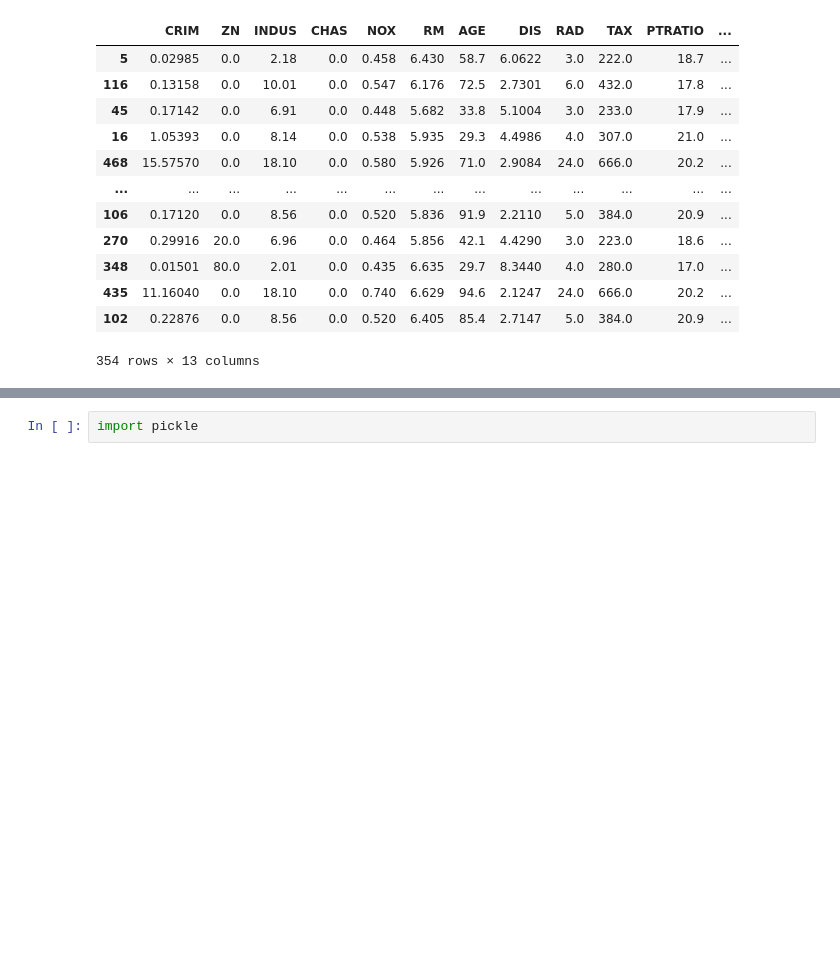
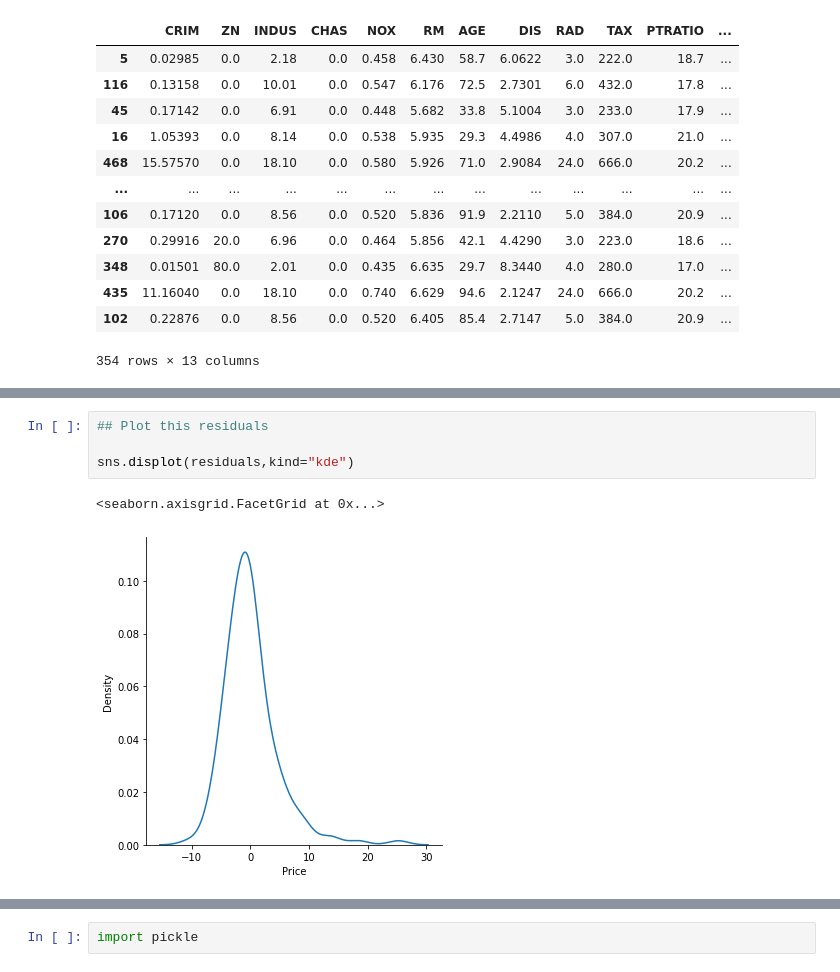
Before and after one commit to azeemite1/Bostonhousepricing, a Jupyter notebook: Linear Regression Model.ipynb, the cells around one changed output, grey strips where cells are left out. Saved outputs shown, nothing was run; the diff lists cells and outputs as text; blank space fills up the shorter version.

```diff
--- a/Linear Regression Model.ipynb
+++ b/Linear Regression Model.ipynb
@@ -309,0 +416,7 @@ X_train = scaler.fit_transform(X_train)
+# %%
+## Plot this residuals
+
+sns.displot(residuals,kind="kde")
+# %% [output]
+<seaborn.axisgrid.FacetGrid at 0x...>
+[figure, added]
```
Also changed, not shown: parts of 98 cells of this notebook, 7 other files.
